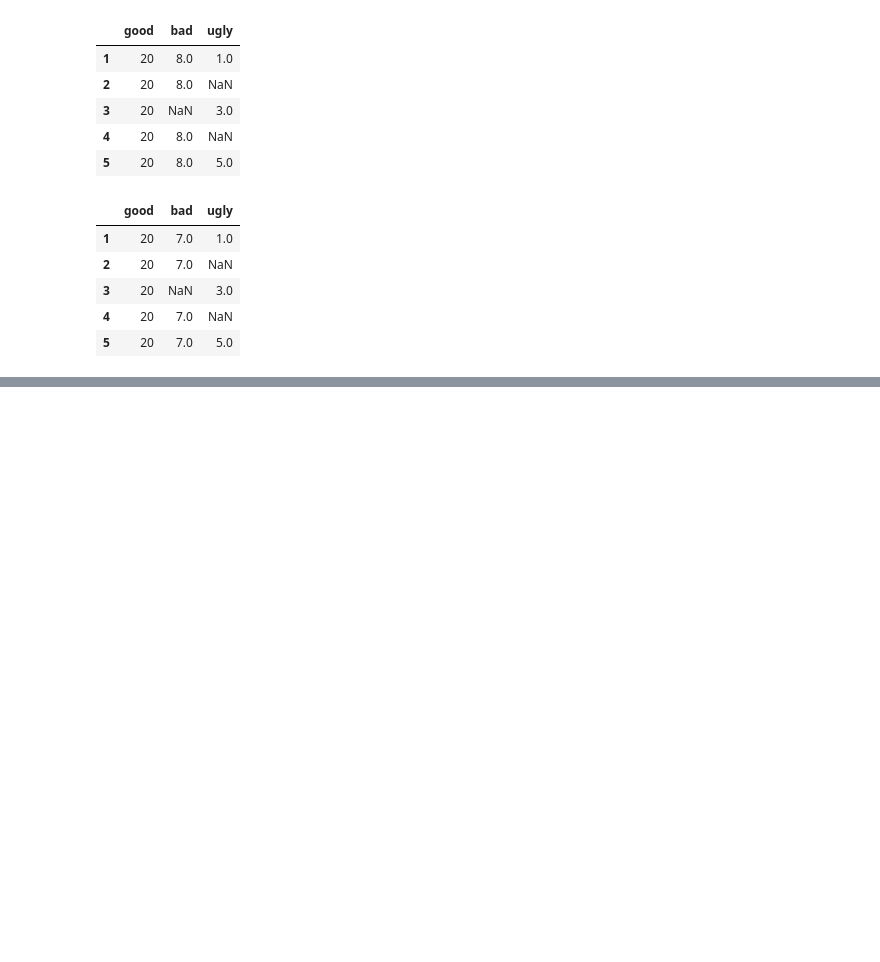
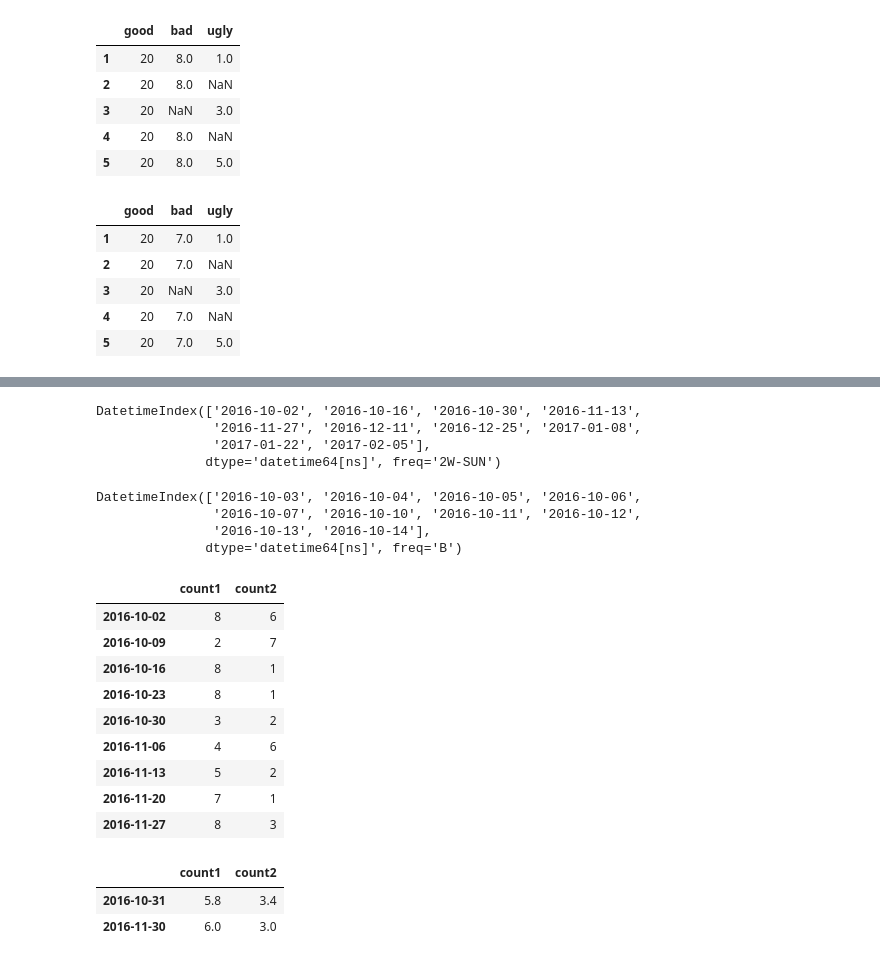
Before and after one commit to Mmotaharinia/Fundamentals_of_data_analysis, a Jupyter notebook: C_Fundamentals_of_Panda_for_new_members_of_our_team.ipynb, the cells around one changed output, grey strips where cells are left out. Cells and saved outputs as stored; diff of their text form; code cells hidden in the pictures; blank space fills up the shorter version.

```diff
--- a/C_Fundamentals_of_Panda_for_new_members_of_our_team.ipynb
+++ b/C_Fundamentals_of_Panda_for_new_members_of_our_team.ipynb
@@ -414,0 +601,41 @@ dm.replace(to_replace='5.0', value="webpage",regex=True) # how does this work?
+# %%
+#to make a list of dates
+date_index=pd.date_range('10-1-2016', periods=10,freq='2W-SUN')
+date_index
+# %% [output]
+DatetimeIndex(['2016-10-02', '2016-10-16', '2016-10-30', '2016-11-13',
+               '2016-11-27', '2016-12-11', '2016-12-25', '2017-01-08',
+               '2017-01-22', '2017-02-05'],
+              dtype='datetime64[ns]', freq='2W-SUN')
+# %%
+#to make a list of dates-business days
+date=pd.date_range('10-1-2016', periods=10,freq='B')
+date
+# %% [output]
+DatetimeIndex(['2016-10-03', '2016-10-04', '2016-10-05', '2016-10-06',
+               '2016-10-07', '2016-10-10', '2016-10-11', '2016-10-12',
+               '2016-10-13', '2016-10-14'],
+              dtype='datetime64[ns]', freq='B')
+# %%
+#example
+date=pd.date_range('10-1-2016', periods=9,freq='W')
+dt=pd.DataFrame({'count1': np.random.randint(1,9,9),'count2':np.random.randint(1,9,9)},index=date)
+dt
+# %% [output]
+|  | count1 | count2 |
+| 2016-10-02 | 8 | 6 |
+| 2016-10-09 | 2 | 7 |
+| 2016-10-16 | 8 | 1 |
+| 2016-10-23 | 8 | 1 |
+| 2016-10-30 | 3 | 2 |
+| 2016-11-06 | 4 | 6 |
+| 2016-11-13 | 5 | 2 |
+| 2016-11-20 | 7 | 1 |
+| 2016-11-27 | 8 | 3 |
+# %%
+#resample, convert from a higher freq to a lower freq
+dt.resample('M').mean()
+# %% [output]
+|  | count1 | count2 |
+| 2016-10-31 | 5.8 | 3.4 |
+| 2016-11-30 | 6.0 | 3.0 |
```
Also changed, not shown: parts of 25 cells of this notebook.
